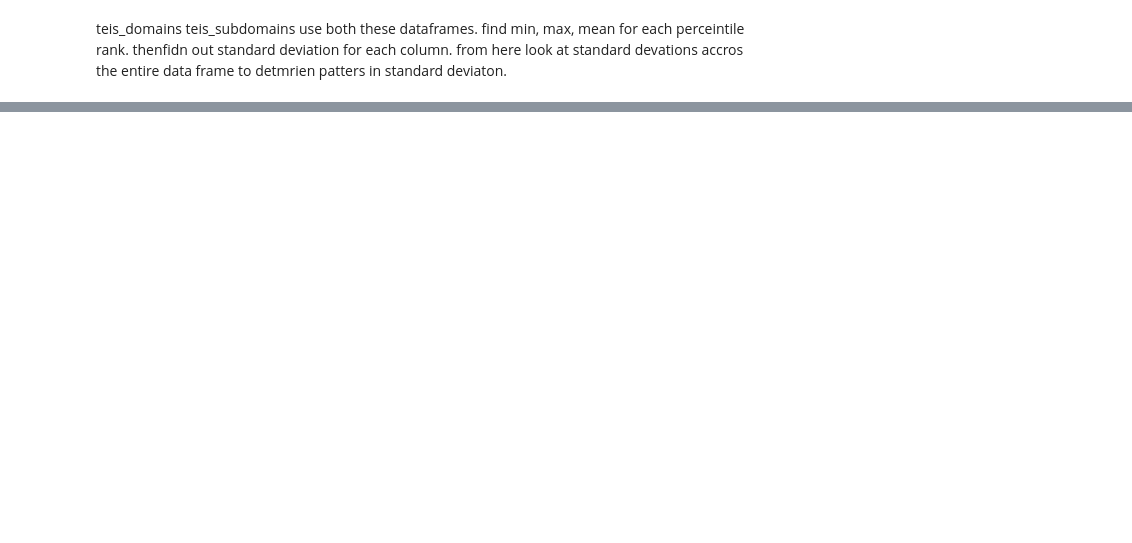
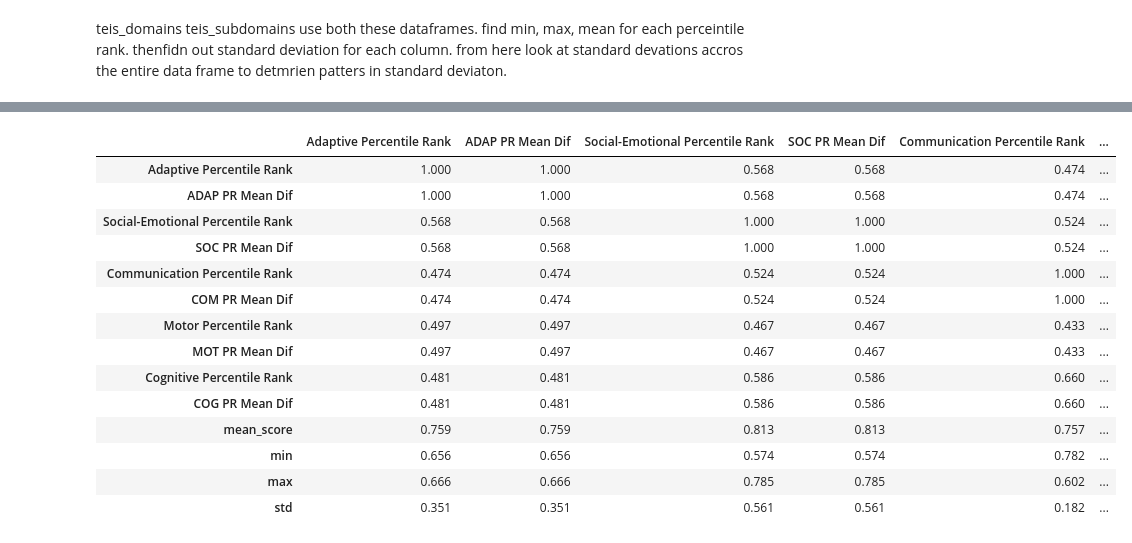
Before and after one commit to NSS-Full-Time-Data-Analytics-11/teis-project-jazzy, a Jupyter notebook: teis_project2.ipynb, the cells around one changed output, grey strips where cells are left out. Saved outputs shown, nothing was run; the diff lists cells and outputs as text; code cells hidden in the pictures; blank space fills up the shorter version.

```diff
--- a/teis_project2.ipynb
+++ b/teis_project2.ipynb
@@ -51,0 +48,5 @@ teis_domains  teis_subdomains  use both these dataframes. find min, max, mean fo
+# %%
+teis_pr_domains1['min'] = teis_pr_domains1.min(axis=1)
+teis_pr_domains1['max'] = teis_pr_domains1.max(axis=1)
+teis_pr_domains1['std'] = teis_pr_domains1.std(axis=1).round(2)
+teis_pr_domains1['mean_score'] = teis_pr_domains1.mean(axis=1).round(2)
@@ -51,0 +81,12 @@ teis_domains  teis_subdomains  use both these dataframes. find min, max, mean fo
+# %%
+teis_pr_domains2 = teis_pr_domains1.copy()
+# %%
+teis_pr_domains2['ADAP PR Mean Dif'] = (teis_pr_domains2['Adaptive Percentile Rank'] - teis_pr_domains2['Adaptive Percentile Rank'].mean()).round(2)
+teis_pr_domains2['SOC PR Mean Dif'] = (teis_pr_domains2['Social-Emotional Percentile Rank'] - teis_pr_domains2['Social-Emotional Percentile Rank'].mean()).round(2)
+teis_pr_domains2['COM PR Mean Dif'] = (teis_pr_domains2['Communication Percentile Rank'] - teis_pr_domains2['Communication Percentile Rank'].mean()).round(2)
+teis_pr_domains2['MOT PR Mean Dif'] = (teis_pr_domains2['Motor Percentile Rank'] - teis_pr_domains2['Motor Percentile Rank'].mean()).round(2)
+teis_pr_domains2['COG PR Mean Dif'] = (teis_pr_domains2['Cognitive Percentile Rank'] - teis_pr_domains2['Cognitive Percentile Rank'].mean()).round(2)
+# %%
+teis_pr_domains2 = teis_pr_domains2[['Adaptive Percentile Rank', 'ADAP PR Mean Dif', 'Social-Emotional Percentile Rank', 'SOC PR Mean Dif', 'Communication Percentile Rank',
+                                    'COM PR Mean Dif', 'Motor Percentile Rank', 'MOT PR Mean Dif', 'Cognitive Percentile Rank', 'COG PR Mean Dif', 'mean_score', 'min', 'max', 'std']]
+teis_pr_domains2
@@ -51,0 +121,18 @@ teis_domains  teis_subdomains  use both these dataframes. find min, max, mean fo
+# %%
+teis_pr_domains2.corr().round(3)
+# %% [output]
+|  | Adaptive Percentile Rank | ADAP PR Mean Dif | Social-Emotional Percentile Rank | SOC PR Mean Dif | Communication Percentile Rank | ... |
+| Adaptive Percentile Rank | 1.000 | 1.000 | 0.568 | 0.568 | 0.474 | ... |
+| ADAP PR Mean Dif | 1.000 | 1.000 | 0.568 | 0.568 | 0.474 | ... |
+| Social-Emotional Percentile Rank | 0.568 | 0.568 | 1.000 | 1.000 | 0.524 | ... |
+| SOC PR Mean Dif | 0.568 | 0.568 | 1.000 | 1.000 | 0.524 | ... |
+| Communication Percentile Rank | 0.474 | 0.474 | 0.524 | 0.524 | 1.000 | ... |
+| COM PR Mean Dif | 0.474 | 0.474 | 0.524 | 0.524 | 1.000 | ... |
+| Motor Percentile Rank | 0.497 | 0.497 | 0.467 | 0.467 | 0.433 | ... |
+| MOT PR Mean Dif | 0.497 | 0.497 | 0.467 | 0.467 | 0.433 | ... |
+| Cognitive Percentile Rank | 0.481 | 0.481 | 0.586 | 0.586 | 0.660 | ... |
+| COG PR Mean Dif | 0.481 | 0.481 | 0.586 | 0.586 | 0.660 | ... |
+| mean_score | 0.759 | 0.759 | 0.813 | 0.813 | 0.757 | ... |
+| min | 0.656 | 0.656 | 0.574 | 0.574 | 0.782 | ... |
+| max | 0.666 | 0.666 | 0.785 | 0.785 | 0.602 | ... |
+| std | 0.351 | 0.351 | 0.561 | 0.561 | 0.182 | ... |
```
Also changed, not shown: parts of 16 cells of this notebook, 1 other file.
